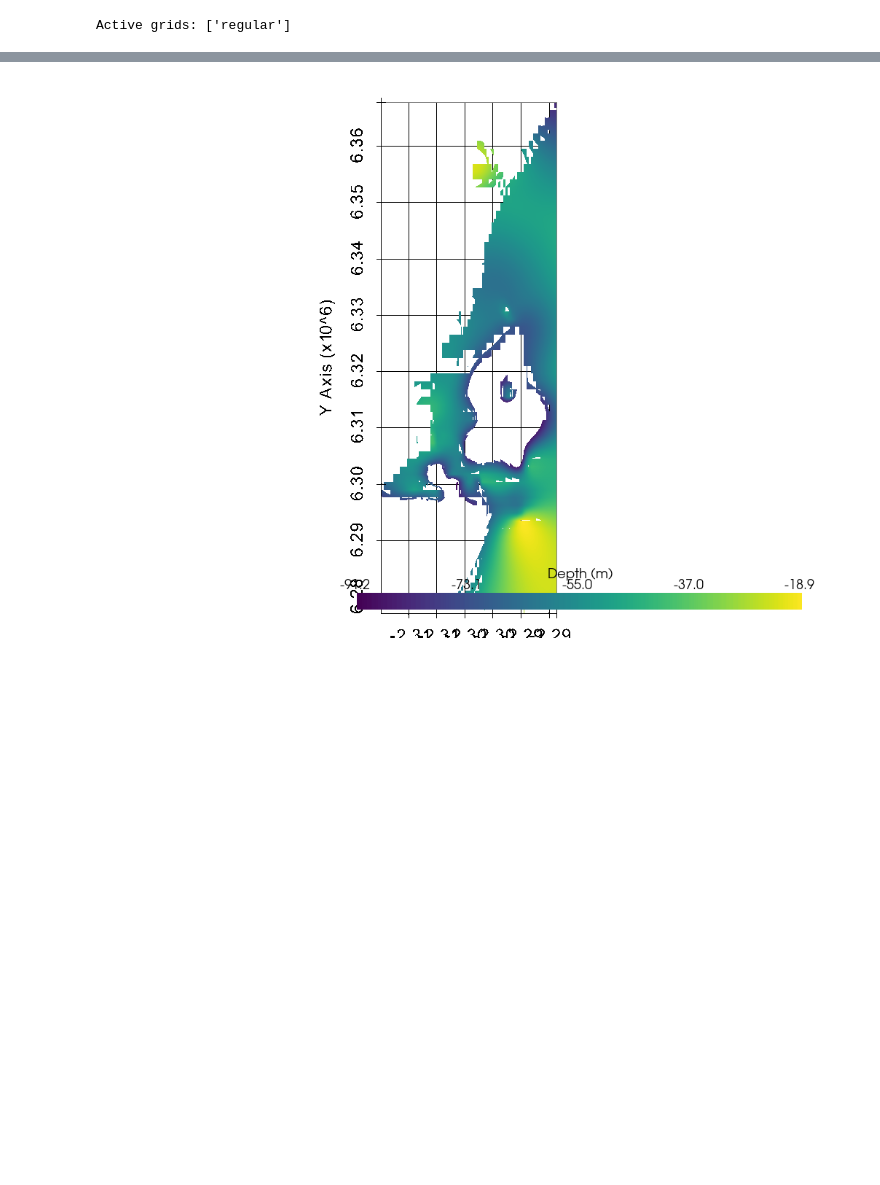
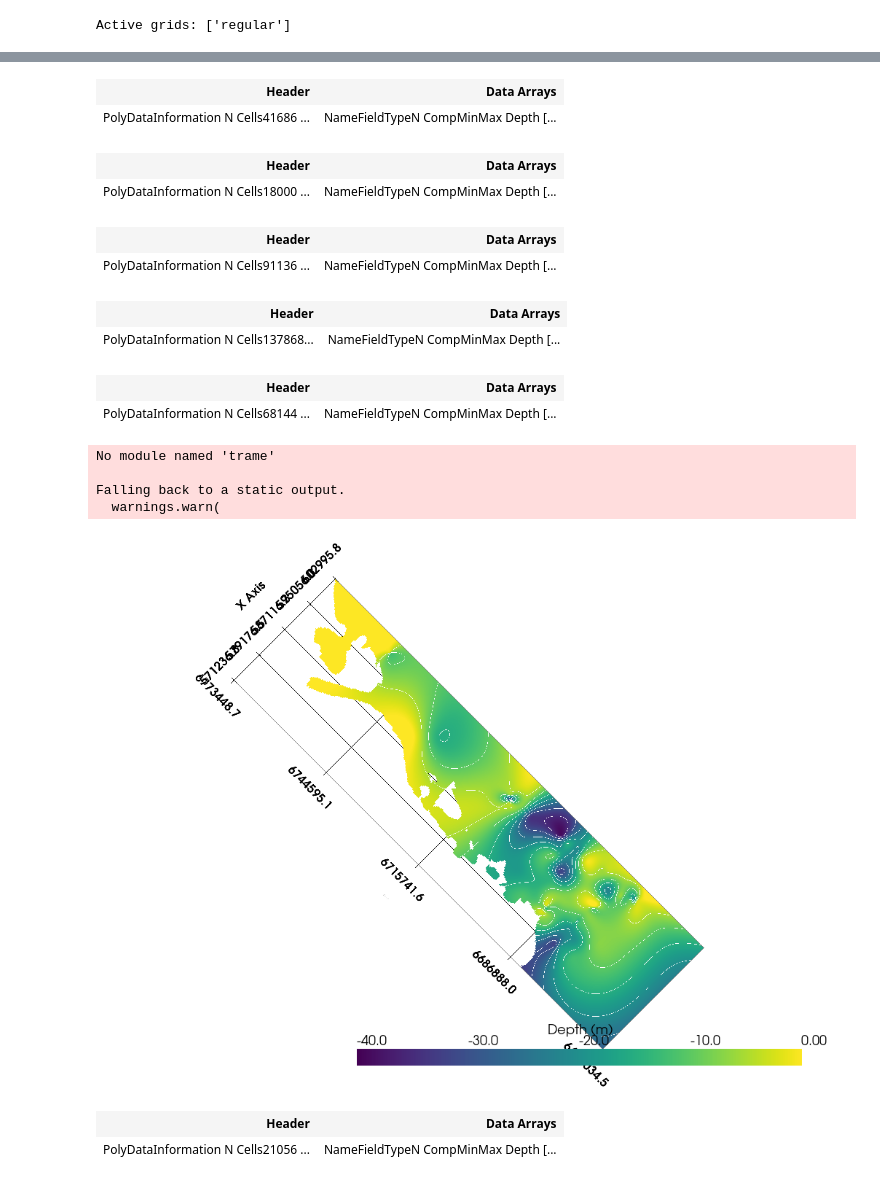
Before and after one commit to lucianomarquetto/n-coast-RS, a Jupyter notebook: LN_geomodel_all_data.ipynb, the cells around one changed output, grey strips where cells are left out. Drawn from its saved outputs; the diff is of its cells as text; code cells hidden in the pictures; blank space fills up the shorter version.

```diff
--- a/LN_geomodel_all_data.ipynb
+++ b/LN_geomodel_all_data.ipynb
@@ -143,8 +191,10 @@ gp.map_stack_to_surfaces(geo_model,
                           "Unit4": ('unit4'),
                           "Pelotas_Basin_Lower": ('pelotas_lower'),
                           "Parana_Province": ('parana_basin'),
-                          "Basement": ('basement')
+                          # "Basement": ('basement')
                          },
                           remove_unused_series=True)
+geo_model.add_surfaces('basement')
+geo_model.surfaces
 # %% [output]
 |  | surface | series | order_surfaces | color | id |
@@ -243,13 +316,13 @@ geo_model.faults.faults_relations_df
 # %%
-#Defining the relation between the faults and the other units. In our case, we want the faults to cut only the Parana Basin and the basement.
+# In our case, we want the faults to cut only the Parana Basin and the basement.
 
-fr = np.zeros((10, 10))
+fr = np.zeros((9,9))
+fr[0, 7] = True
 fr[0, 8] = True
-fr[0, 9] = True
+fr[1, 7] = True
 fr[1, 8] = True
-fr[1, 9] = True
+fr[2, 7] = True
 fr[2, 8] = True
-fr[2, 9] = True
 
 geo_model.set_fault_relation(fr)
 # %% [output]
@@ -302,14 +379,14 @@ geo_model.set_bottom_relation(["Unit1",
                                "Unit4",
                                "Pelotas_Basin_Lower",
                                "Parana_Province",
-                               'Basement'],
+                               ],
                               ['Onlap',
                                'Onlap',
                                'Onlap',
                                'Onlap',
                                'Onlap',
                                'Erosion', #Parana_Province
-                               'Erosion']) #Basement
+                               ]) #Basement
 # %% [output]
 |  | order_series | BottomRelation | isActive | isFault | isFinite |
 | Fault1 | 1 | Fault | True | True | False |
@@ -387,3 +479,0 @@ gp.plot_3d(geo_model, ve=50, plotter_type='background', show_topography=False, s
-# %%
-# Adding the topography (DEM from http://www.dsr.inpe.br/topodata/ and merged in one file)
-geo_model.set_topography(source='gdal', filepath=data_path+'/topography.tif')
@@ -441,35 +550,70 @@ dict_unit3 = gg.visualization.create_depth_maps_from_gempy(geo_model=geo_model,
                                                            surfaces='unit3')
 
 mesh3 = dict_unit3['unit3'][0]
+mesh3.save('mesh3.vtk')
+mesh3
+# %% [output]
+| Header | Data Arrays |
+| PolyDataInformation N Cells41686 ... | NameFieldTypeN CompMinMax Depth [... |
 # %%
 #Creating depth maps of units using Gemgis (based on the tutorial in https://gemgis.readthedocs.io/en/latest/getting_started/tutorial/18_creating_depth_maps_from_gempy_models.html).
 dict_unit4 = gg.visualization.create_depth_maps_from_gempy(geo_model=geo_model,
                                                            surfaces='unit4')
 
 mesh4 = dict_unit4['unit4'][0]
+mesh4.save('mesh4.vtk')
+mesh4
+# %% [output]
+| Header | Data Arrays |
+| PolyDataInformation N Cells18000 ... | NameFieldTypeN CompMinMax Depth [... |
 # %%
 #Creating depth maps of units using Gemgis (based on the tutorial in https://gemgis.readthedocs.io/en/latest/getting_started/tutorial/18_creating_depth_maps_from_gempy_models.html).
 dict_pelotas_lower = gg.visualization.create_depth_maps_from_gempy(geo_model=geo_model,
                                                            surfaces='pelotas_lower')
 
 meshpl = dict_pelotas_lower['pelotas_lower'][0]
+meshpl.save('meshpl.vtk')
+meshpl
+# %% [output]
+| Header | Data Arrays |
+| PolyDataInformation N Cells91136 ... | NameFieldTypeN CompMinMax Depth [... |
 # %%
 #Creating depth maps of units using Gemgis (based on the tutorial in https://gemgis.readthedocs.io/en/latest/getting_started/tutorial/18_creating_depth_maps_from_gempy_models.html).
 dict_parana_basin = gg.visualization.create_depth_maps_from_gempy(geo_model=geo_model,
                                                            surfaces='parana_basin')
 
 meshpar = dict_parana_basin['parana_basin'][0]
+meshpar.save('meshpar.vtk')
+meshpar
+# %% [output]
+| Header | Data Arrays |
+| PolyDataInformation N Cells137868... | NameFieldTypeN CompMinMax Depth [... |
+# %%
+mesh1
+# %% [output]
+| Header | Data Arrays |
+| PolyDataInformation N Cells68144 ... | NameFieldTypeN CompMinMax Depth [... |
 # %%
 #Plot depth maps of each unit. To change unit being plot, just change first variable in 'p.add_mesh' for the unit you want to plot: mesh1, mesh2, mesh3, mesh4 and meshpl (e.g. 'p.add_mesh(mesh1, scalars=...')
 
 p = pv.Plotter(notebook=True, lighting='none')
-p.set_viewup([0, 1, 0])
-p.add_mesh(mesh2, scalars='Depth [m]', show_scalar_bar=False)
+p.set_viewup([1, 1, 0])
+p.add_mesh(mesh1.contour(np.arange(-100,0,5)), color='white')
+p.add_mesh(mesh1, scalars='Depth [m]', show_scalar_bar=False, clim = [-40,0])
 p.add_bounding_box()
 p.add_scalar_bar(title='Depth (m)', color='black')
 p.set_background('white')
-p.show_grid(color='black')
+p.show_grid(color='black', font_size=12)
 p.set_scale(zscale=1)
 p.show()
 # %% [output]
+No module named 'trame'
+
+Falling back to a static output.
+  warnings.warn(
-[figure, old version]
+[figure, new version]
+# %%
+mesh2
+# %% [output]
+| Header | Data Arrays |
+| PolyDataInformation N Cells21056 ... | NameFieldTypeN CompMinMax Depth [... |
```
Also changed, not shown: parts of 86 cells of this notebook.
